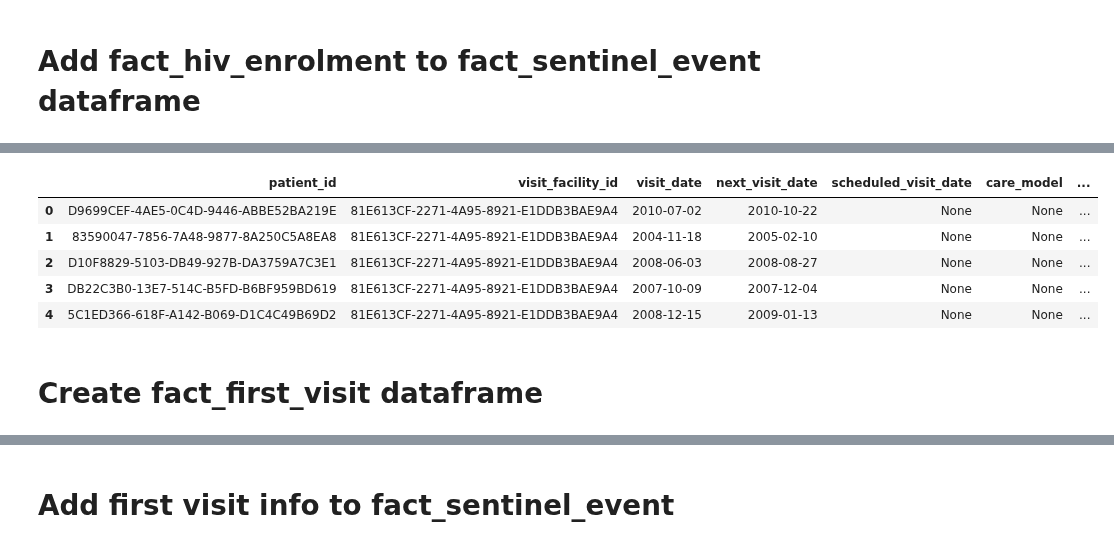
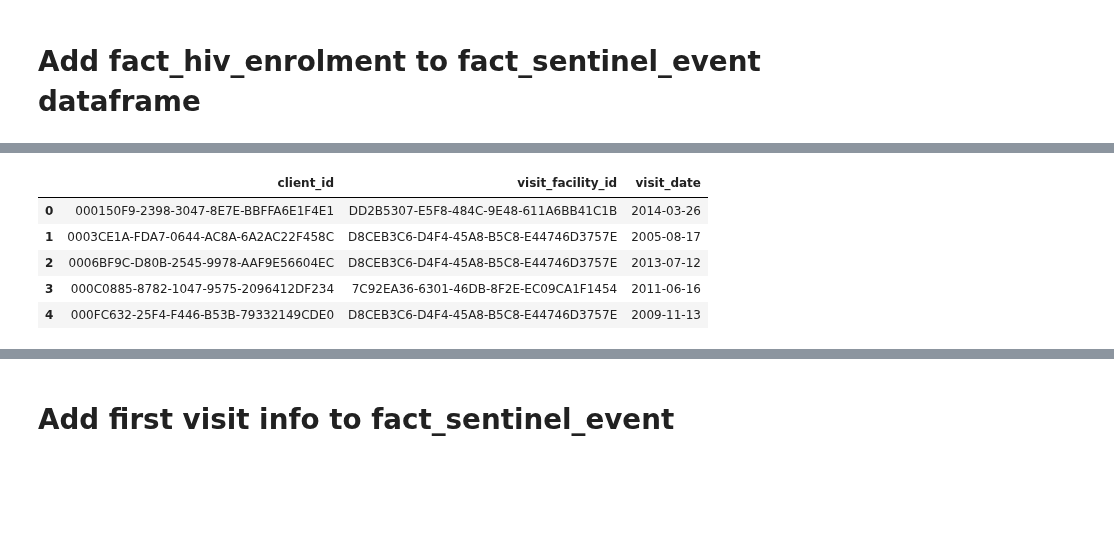
Before and after one commit to UCSF-IGHS/duft-config, a Jupyter notebook: system/data_tasks/fm_sentinel_events.ipynb, the cells around one changed output, grey strips where cells are left out. Drawn from its saved outputs; the diff is of its cells as text; code cells hidden in the pictures; blank space fills up the shorter version.

```diff
--- a/system/data_tasks/fm_sentinel_events.ipynb
+++ b/system/data_tasks/fm_sentinel_events.ipynb
@@ -58,0 +44,3 @@ destination_db_name = 'duft'
+# %%
+source_environment = get_resolved_parameters_for_connection("EPMS_Source")
+destination_environment = get_resolved_parameters_for_connection("EPMS_Destination")
@@ -219 +295,16 @@ fact_sentinel_event_df.head()
+# %%
+fact_visits_confs = {
+    "query": "SELECT id, idpatient, visitDate FROM Fup",
+    "cols": ['id', 'client_id', 'visit_date' ]
+}
+
+fact_visits_query = fact_visits_confs.get("query")
+fact_visits_cols = fact_visits_confs.get("cols")
+
+fact_visits_data = fetch_file_maker_data(fact_visits_query, fm_connection)
+fact_visits_df = pd.DataFrame(fact_visits_data, columns=fact_visits_cols)
+
+latest_visits_df = fact_visits_df.loc[fact_visits_df.groupby('client_id')['visit_date'].idxmax()]
+
+first_visits_df = fact_visits_df.loc[fact_visits_df.groupby('client_id')['visit_date'].idxmin()]
 # %% [markdown]
@@ -221,25 +312,28 @@ fact_sentinel_event_df.head()
 # %%
 fact_visits_confs = {
-    "query": "SELECT idpatient, idfacilitycreate, visitDate, followupDate, scheduledDate, careModel, pregnantstatus, Breastfeeding, pregnantlmp, pregnantedd, ctxadherence, arvadherence FROM Fup",
-    "cols": ['patient_id', 'visit_facility_id', 'visit_date', 'next_visit_date', 'scheduled_visit_date', 'care_model', 'pregnancy_status', 'breast_feeding', 'lmp', 'edd', 'ctx_adherence', 'arv_adherence' ]
+    "query": "SELECT DISTINCT f.idpatient, f.idfacilitycreate, f.visitDate FROM Fup f",
+    "cols": ['client_id', 'visit_facility_id', 'visit_date']
 }
 
 fact_visits_query = fact_visits_confs.get("query")
 fact_visits_cols = fact_visits_confs.get("cols")
 
-fact_visits_data = fetch_file_maker_data(fact_visits_query, fm_connection)
-fact_visits_df = pd.DataFrame(fact_visits_data, columns=fact_visits_cols)
+ids = first_visits_df['id'].tolist()
 
-fact_visits_df['visit_date'] = pd.to_datetime(fact_visits_df['visit_date'])
-fact_visits_df['next_visit_date'] = pd.to_datetime(fact_visits_df['next_visit_date'], errors='coerce')
+ids_str = ','.join(f"'{id_}'" for id_ in ids)
 
-fact_visits_df.head()
+fact_visits_query_updated = f"{fact_visits_query} WHERE f.id IN ({ids_str})"
+
+fact_visits_data = fetch_file_maker_data(fact_visits_query_updated, fm_connection)
+fact_first_visit_df = pd.DataFrame(fact_visits_data, columns=fact_visits_cols)
+
+fact_first_visit_df['visit_date'] = pd.to_datetime(fact_first_visit_df['visit_date'], errors='coerce')
+
+fact_first_visit_df.head()
 # %% [output]
-|  | patient_id | visit_facility_id | visit_date | next_visit_date | scheduled_visit_date | care_model | ... |
-| 0 | D9699CEF-4AE5-0C4D-9446-ABBE52BA219E | 81E613CF-2271-4A95-8921-E1DDB3BAE9A4 | 2010-07-02 | 2010-10-22 | None | None | ... |
-| 1 | 83590047-7856-7A48-9877-8A250C5A8EA8 | 81E613CF-2271-4A95-8921-E1DDB3BAE9A4 | 2004-11-18 | 2005-02-10 | None | None | ... |
-| 2 | D10F8829-5103-DB49-927B-DA3759A7C3E1 | 81E613CF-2271-4A95-8921-E1DDB3BAE9A4 | 2008-06-03 | 2008-08-27 | None | None | ... |
-| 3 | DB22C3B0-13E7-514C-B5FD-B6BF959BD619 | 81E613CF-2271-4A95-8921-E1DDB3BAE9A4 | 2007-10-09 | 2007-12-04 | None | None | ... |
-| 4 | 5C1ED366-618F-A142-B069-D1C4C49B69D2 | 81E613CF-2271-4A95-8921-E1DDB3BAE9A4 | 2008-12-15 | 2009-01-13 | None | None | ... |
+|  | client_id | visit_facility_id | visit_date |
+| 0 | 000150F9-2398-3047-8E7E-BBFFA6E1F4E1 | DD2B5307-E5F8-484C-9E48-611A6BB41C1B | 2014-03-26 |
+| 1 | 0003CE1A-FDA7-0644-AC8A-6A2AC22F458C | D8CEB3C6-D4F4-45A8-B5C8-E44746D3757E | 2005-08-17 |
+| 2 | 0006BF9C-D80B-2545-9978-AAF9E56604EC | D8CEB3C6-D4F4-45A8-B5C8-E44746D3757E | 2013-07-12 |
+| 3 | 000C0885-8782-1047-9575-2096412DF234 | 7C92EA36-6301-46DB-8F2E-EC09CA1F1454 | 2011-06-16 |
+| 4 | 000FC632-25F4-F446-B53B-79332149CDE0 | D8CEB3C6-D4F4-45A8-B5C8-E44746D3757E | 2009-11-13 |
-# %% [markdown]
-# Create fact_first_visit dataframe
```
Also changed, not shown: parts of 100 cells of this notebook, 7 other files.
